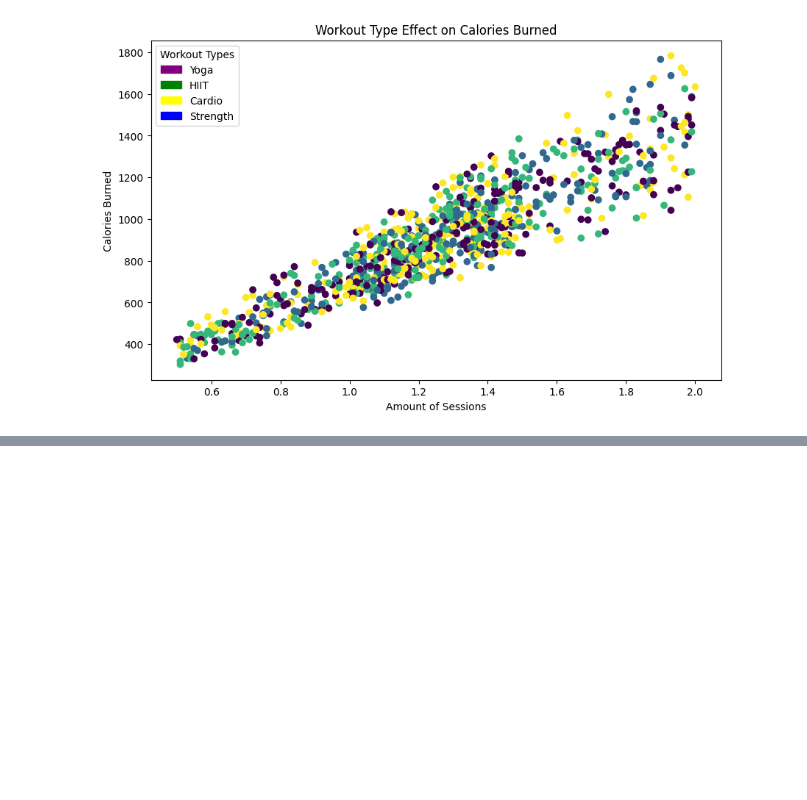
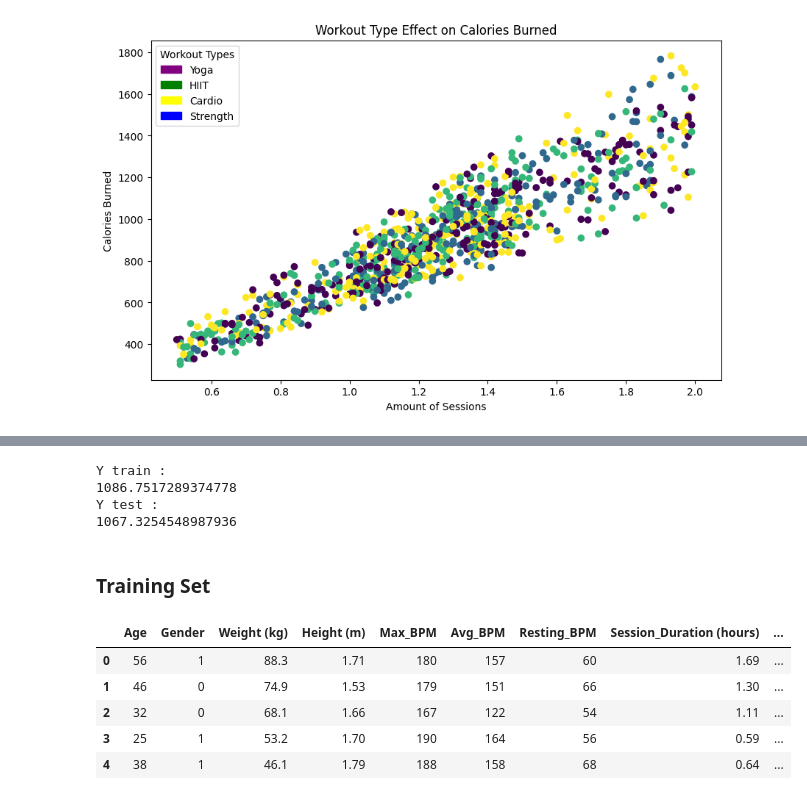
Before and after one commit to HenryGunadi/simple_linear_regression, a Jupyter notebook: main.ipynb, the cells around one changed output, grey strips where cells are left out. Drawn from its saved outputs; the diff is of its cells as text; code cells hidden in the pictures; blank space fills up the shorter version.

```diff
--- a/main.ipynb
+++ b/main.ipynb
@@ -334,0 +369,24 @@ ValueError: could not convert string to float: 'Female'
+# %%
+from sklearn.metrics import mean_squared_error, r2_score
+y_pred_train = regressor.predict(x_train)
+y_pred_test = regressor.predict(x_test)
+
+# valuate the accuracy of the model
+r2_train = regressor.score(x_train, y_train)
+r2_test = regressor.score(x_test, y_test)
+# %% [output]
+Y train :
+1086.7517289374778
+Y test :
+1067.3254548987936
+# %% [markdown]
+### Training Set
+# %%
+x.head()
+# %% [output]
+|  | Age | Gender | Weight (kg) | Height (m) | Max_BPM | Avg_BPM | Resting_BPM | Session_Duration (hours) | ... |
+| 0 | 56 | 1 | 88.3 | 1.71 | 180 | 157 | 60 | 1.69 | ... |
+| 1 | 46 | 0 | 74.9 | 1.53 | 179 | 151 | 66 | 1.30 | ... |
+| 2 | 32 | 0 | 68.1 | 1.66 | 167 | 122 | 54 | 1.11 | ... |
+| 3 | 25 | 1 | 53.2 | 1.70 | 190 | 164 | 56 | 0.59 | ... |
+| 4 | 38 | 1 | 46.1 | 1.79 | 188 | 158 | 68 | 0.64 | ... |
```
Also changed, not shown: parts of 12 cells of this notebook.
